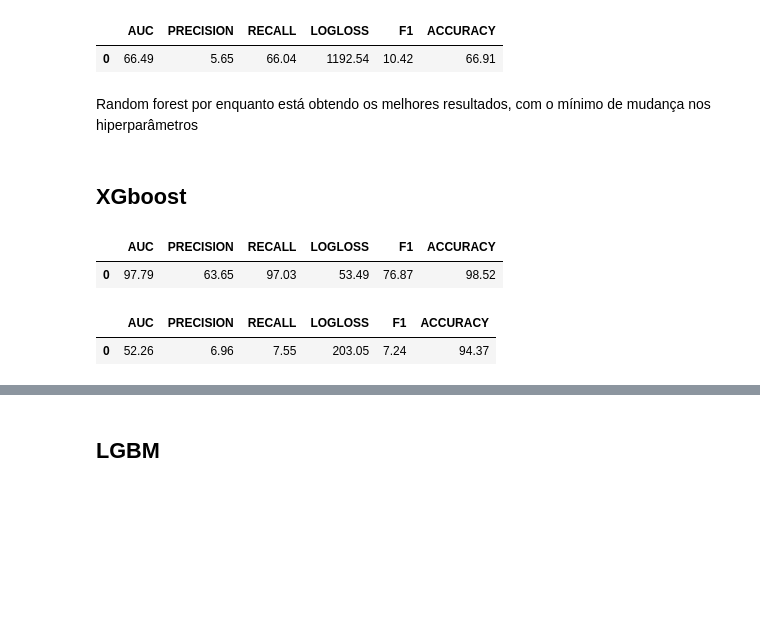
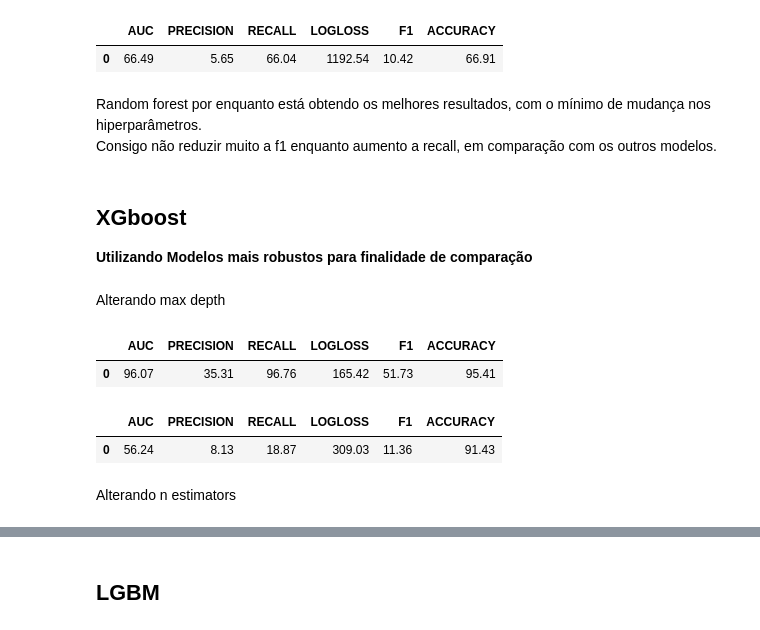
Before and after one commit to victor-hro/cartola, a Jupyter notebook: notebooks/model.ipynb, the cells around one changed output, grey strips where cells are left out. Cells and saved outputs as stored; diff of their text form; code cells hidden in the pictures; blank space fills up the shorter version.

```diff
--- a/notebooks/model.ipynb
+++ b/notebooks/model.ipynb
@@ -369,23 +436,30 @@ fit_evaluate(rf_model, X_train=X_train, y_train=y_train, X_val=X_val, y_val=y_va
 |  | AUC | PRECISION | RECALL | LOGLOSS | F1 | ACCURACY |
 | 0 | 66.49 | 5.65 | 66.04 | 1192.54 | 10.42 | 66.91 |
 # %% [markdown]
-Random forest por enquanto está obtendo os melhores resultados, com o mínimo de mudança nos hiperparâmetros
+Random forest por enquanto está obtendo os melhores resultados, com o mínimo de mudança nos hiperparâmetros. \
+Consigo não reduzir muito a f1 enquanto aumento a recall, em comparação com os outros modelos.
-# %% [markdown]
-## XGboost
+# %% [markdown]
+## XGboost
+
+**Utilizando Modelos mais robustos para finalidade de comparação**
+# %% [markdown]
+Alterando max depth
 # %%
 xgb_model = Pipeline([
             ('preprocessor', preprocessor),
             ('classifier', XGBClassifier(
-                # max_depth=6,
+                max_depth=5,
                 objective='binary:logistic',
                 eval_metric='logloss',
                 scale_pos_weight=scale_pos_weight,
                 random_state=42
             ))
         ])
-fit_evaluate(xgb_model, X_train=X_train, y_train=y_train, X_val=X_val, y_val=y_val, th=0.5)
+fit_evaluate(xgb_model, X_train=X_train, y_train=y_train, X_val=X_val, y_val=y_val, th=0.45)
 # %% [output]
 |  | AUC | PRECISION | RECALL | LOGLOSS | F1 | ACCURACY |
-| 0 | 97.79 | 63.65 | 97.03 | 53.49 | 76.87 | 98.52 |
+| 0 | 96.07 | 35.31 | 96.76 | 165.42 | 51.73 | 95.41 |
 |  | AUC | PRECISION | RECALL | LOGLOSS | F1 | ACCURACY |
-| 0 | 52.26 | 6.96 | 7.55 | 203.05 | 7.24 | 94.37 |
+| 0 | 56.24 | 8.13 | 18.87 | 309.03 | 11.36 | 91.43 |
+# %% [markdown]
+Alterando n estimators
```
Also changed, not shown: parts of 60 cells of this notebook.
